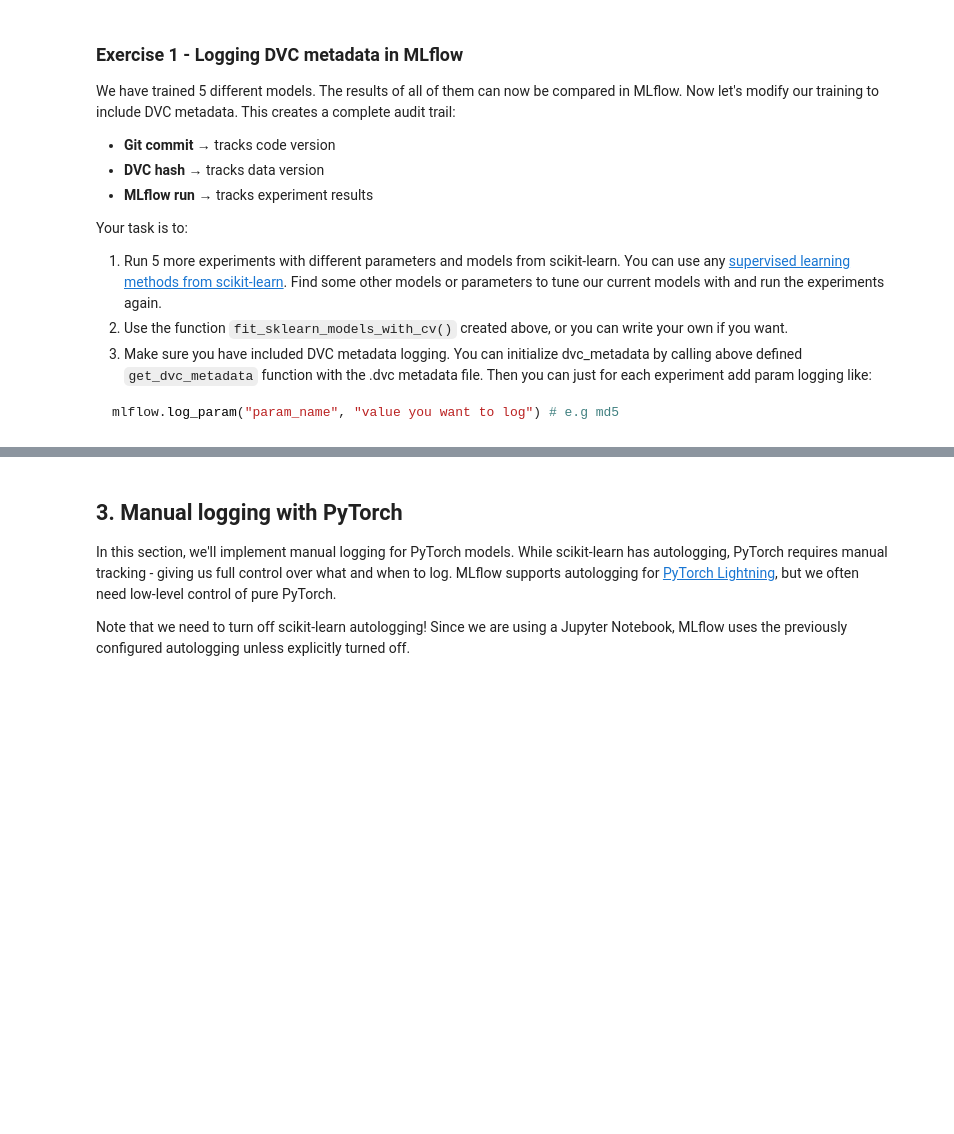
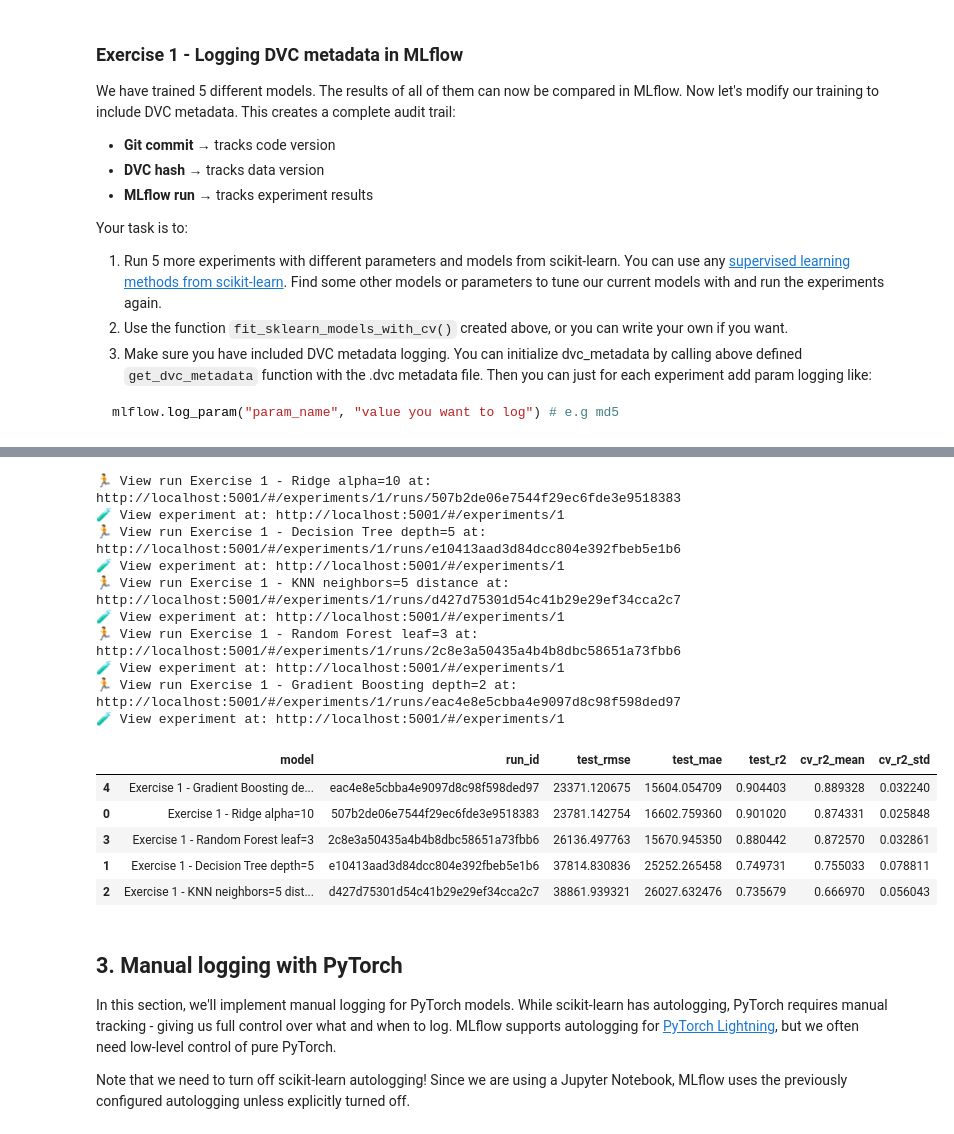
Before and after one commit to VictorRadelytskyi/MLOps_lab5, a Jupyter notebook: LAB_INSTRUCTION_2_MLFLOW.ipynb, the cells around one changed output, grey strips where cells are left out. Saved outputs shown, nothing was run; the diff lists cells and outputs as text; code cells hidden in the pictures; blank space fills up the shorter version.

Commit message:
feat: finish mlflow lab

````diff
--- a/LAB_INSTRUCTION_2_MLFLOW.ipynb
+++ b/LAB_INSTRUCTION_2_MLFLOW.ipynb
@@ -321,3 +415,53 @@ Your task is to:
 ```python
 mlflow.log_param("param_name", "value you want to log") # e.g md5
 ```
+# %%
+import hashlib
+from pathlib import Path
+
+metadata_path = Path('data/ames_data_2006_2008.parquet.dvc')
+dvc_metadata = get_dvc_metadata(str(metadata_path))
+data_path = metadata_path.parent / dvc_metadata['path']
+with data_path.open('rb') as data_file:
+    data_md5 = hashlib.file_digest(data_file, 'md5').hexdigest()
+if data_md5 != dvc_metadata['md5'] or data_path.stat().st_size != dvc_metadata['size']:
+    raise ValueError('The dataset differs from its DVC metadata; run dvc add before training.')
+pd.testing.assert_frame_equal(df, pd.read_parquet(data_path).sort_values(by=['YrSold']))
+
+mlflow.set_tracking_uri('http://localhost:5001')
+mlflow.set_experiment('ames-housing-autolog')
+mlflow.sklearn.autolog(
+    log_input_examples=True, log_model_signatures=True, log_models=False, silent=False
+)
+
+exercise_1_models = [
+    ('Exercise 1 - Ridge alpha=10', Ridge(alpha=10.0)),
+    ('Exercise 1 - Decision Tree depth=5', DecisionTreeRegressor(max_depth=5, random_state=42)),
+    ('Exercise 1 - KNN neighbors=5 distance', KNeighborsRegressor(n_neighbors=5, weights='distance')),
+    ('Exercise 1 - Random Forest leaf=3', RandomForestRegressor(n_estimators=100, min_samples_leaf=3, random_state=42)),
+    ('Exercise 1 - Gradient Boosting depth=2', GradientBoostingRegressor(n_estimators=150, max_depth=2, learning_rate=0.05, random_state=42)),
+]
+
+exercise_1_results = []
+for model_name, model in exercise_1_models:
+    with mlflow.start_run(run_name=model_name) as run:
+        mlflow.log_params({
+            'data_dvc_md5': dvc_metadata['md5'],
+            'data_dvc_size': dvc_metadata['size'],
+            'data_path': str(data_path),
+        })
+        model.fit(X_train, y_train.to_numpy())
+        predictions = model.predict(X_test)
+        cv_scores = cross_val_score(model, X_train, y_train.to_numpy(), cv=5, scoring='r2')
+        metrics = {
+            'test_rmse': root_mean_squared_error(y_test, predictions),
+            'test_mae': mean_absolute_error(y_test, predictions),
+            'test_r2': r2_score(y_test, predictions),
+            'cv_r2_mean': cv_scores.mean(),
+            'cv_r2_std': cv_scores.std(),
+        }
+        mlflow.log_metrics(metrics)
+        exercise_1_results.append({'model': model_name, 'run_id': run.info.run_id, **metrics})
+
+pd.DataFrame(exercise_1_results).sort_values('test_rmse')
+# %% [output]
@@ -324,3 +469,19 @@ mlflow.log_param("param_name", "value you want to log") # e.g md5
+🏃 View run Exercise 1 - Ridge alpha=10 at: http://localhost:5001/#/experiments/1/runs/507b2de06e7544f29ec6fde3e9518383
+🧪 View experiment at: http://localhost:5001/#/experiments/1
+🏃 View run Exercise 1 - Decision Tree depth=5 at: http://localhost:5001/#/experiments/1/runs/e10413aad3d84dcc804e392fbeb5e1b6
+🧪 View experiment at: http://localhost:5001/#/experiments/1
+🏃 View run Exercise 1 - KNN neighbors=5 distance at: http://localhost:5001/#/experiments/1/runs/d427d75301d54c41b29e29ef34cca2c7
+🧪 View experiment at: http://localhost:5001/#/experiments/1
+🏃 View run Exercise 1 - Random Forest leaf=3 at: http://localhost:5001/#/experiments/1/runs/2c8e3a50435a4b4b8dbc58651a73fbb6
+🧪 View experiment at: http://localhost:5001/#/experiments/1
+🏃 View run Exercise 1 - Gradient Boosting depth=2 at: http://localhost:5001/#/experiments/1/runs/eac4e8e5cbba4e9097d8c98f598ded97
+🧪 View experiment at: http://localhost:5001/#/experiments/1
+|  | model | run_id | test_rmse | test_mae | test_r2 | cv_r2_mean | cv_r2_std |
+| 4 | Exercise 1 - Gradient Boosting de... | eac4e8e5cbba4e9097d8c98f598ded97 | 23371.120675 | 15604.054709 | 0.904403 | 0.889328 | 0.032240 |
+| 0 | Exercise 1 - Ridge alpha=10 | 507b2de06e7544f29ec6fde3e9518383 | 23781.142754 | 16602.759360 | 0.901020 | 0.874331 | 0.025848 |
+| 3 | Exercise 1 - Random Forest leaf=3 | 2c8e3a50435a4b4b8dbc58651a73fbb6 | 26136.497763 | 15670.945350 | 0.880442 | 0.872570 | 0.032861 |
+| 1 | Exercise 1 - Decision Tree depth=5 | e10413aad3d84dcc804e392fbeb5e1b6 | 37814.830836 | 25252.265458 | 0.749731 | 0.755033 | 0.078811 |
+| 2 | Exercise 1 - KNN neighbors=5 dist... | d427d75301d54c41b29e29ef34cca2c7 | 38861.939321 | 26027.632476 | 0.735679 | 0.666970 | 0.056043 |
 # %% [markdown]
 ## 3. Manual logging with PyTorch
 
````
Also changed, not shown: parts of 15 cells of this notebook, 26 other files.
